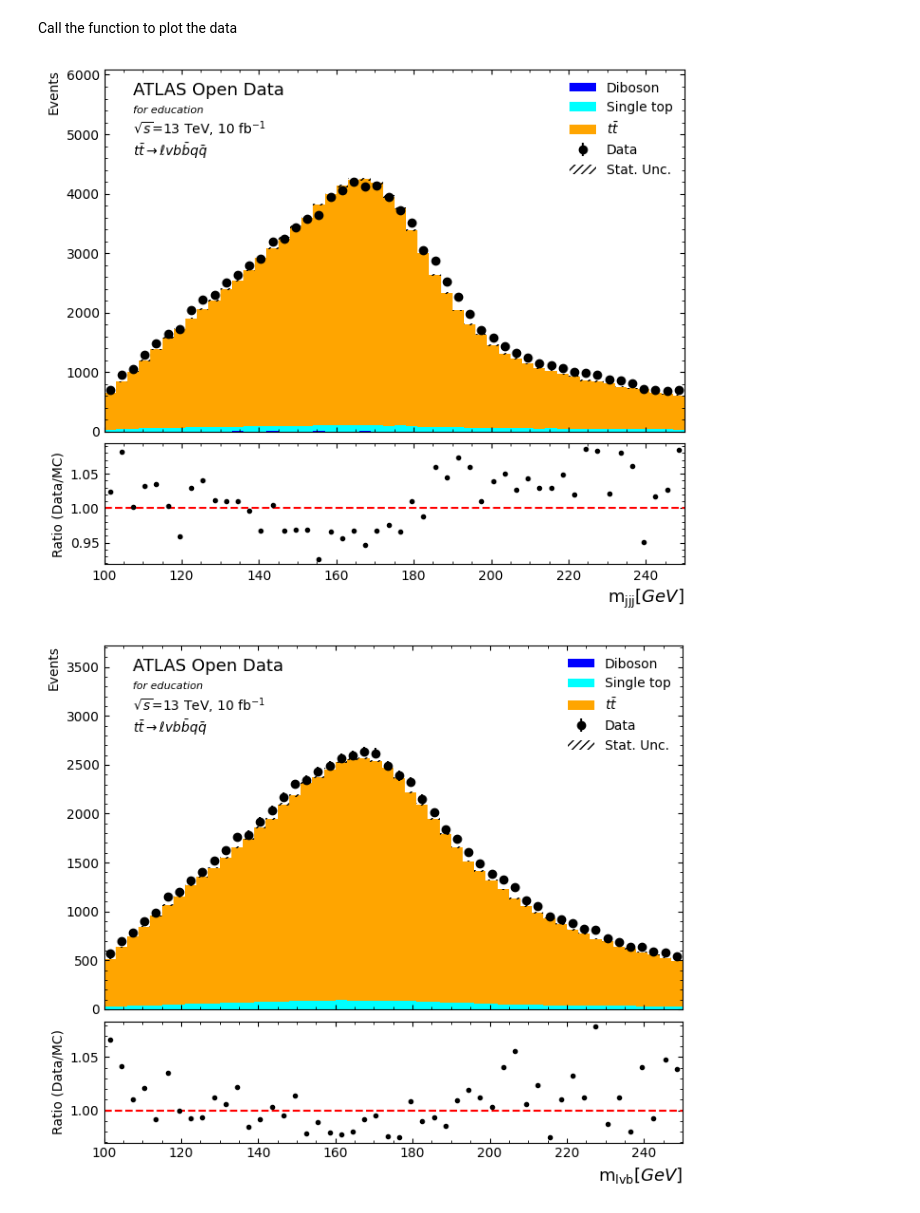
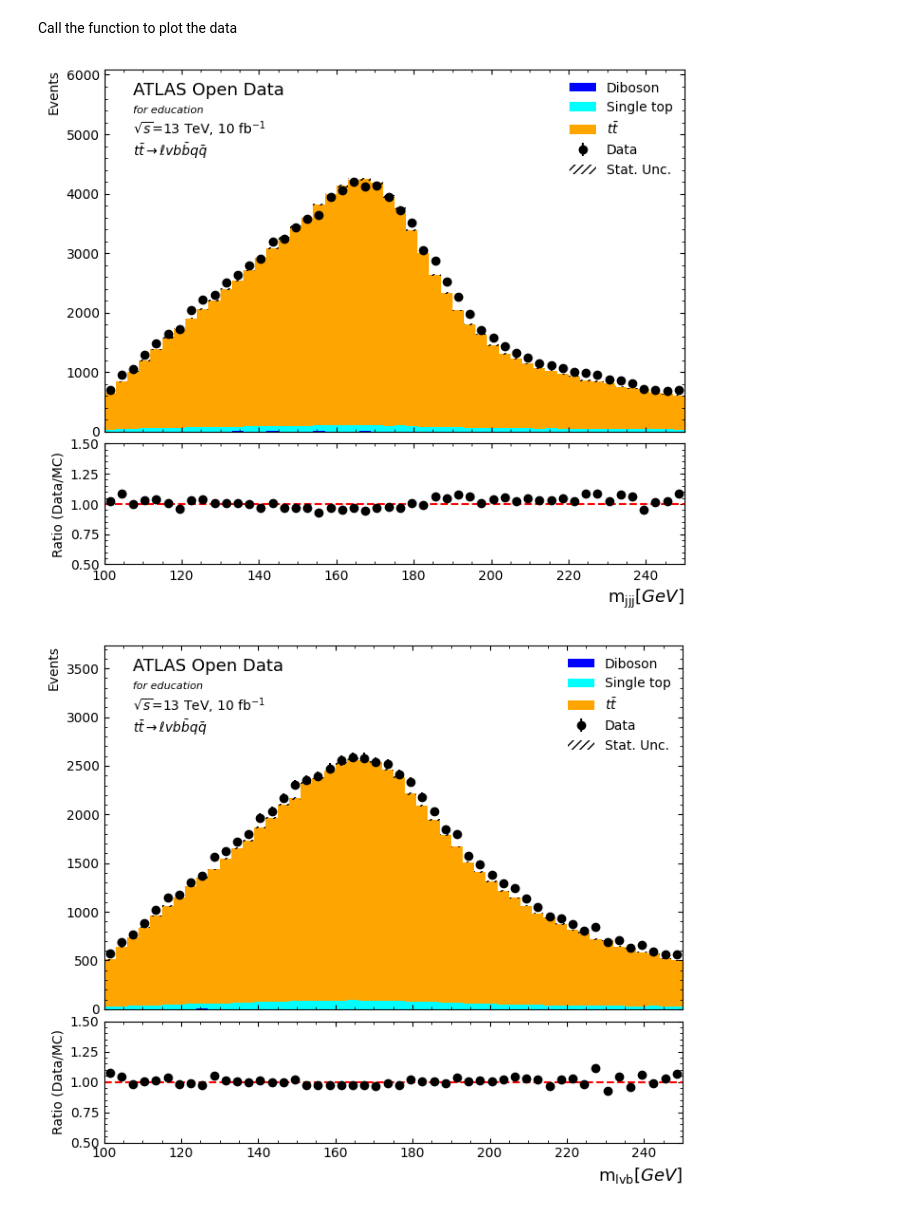
Before and after one commit to IoPapadopoulos/ttbar_analysis, a Jupyter notebook: ttbar_analysis.ipynb, the cells around one changed output. Drawn from its saved outputs; the diff is of its cells as text; code cells hidden in the pictures.

```diff
--- a/ttbar_analysis.ipynb
+++ b/ttbar_analysis.ipynb
@@ -270,9 +229,8 @@ def cut_lep_pt(lep_pt):
 # %%
 def cut_met_et(met_et):
     # Return True if missing ET is above 30 GeV and save a list of the missing ET in GeV
-    Met_pt = met_et * MeV2GeV
     Cut = met_et * MeV2GeV >= 30
-    return [Cut,Met_pt]
+    return Cut
 # %% [markdown]
 5. **W Boson Transverse Mass  ($M^{W}_{T}$) Cut:**
   * The transverse mass of the W boson, reconstructed from the lepton transverse momentum and $E^{miss}_{T}$.
@@ -280,10 +238,10 @@ def cut_met_et(met_et):
 # %%
 def cut_W_mt(lep_pt, lep_phi, met_et, met_phi):
     # Calculate W transverse mass and apply cut
-    Wmt_2 = 2 * lep_pt * met_et * (1 - np.cos(lep_phi - met_phi)) * MeV2GeV**2
-    Wmt = ak.where(Wmt_2 >= 0, np.sqrt(Wmt_2), np.NaN)
+    Wmt = 2 * lep_pt * met_et * (1 - np.cos(lep_phi - met_phi)) * MeV2GeV**2
+    Wmt = ak.where(Wmt > 0, np.sqrt(Wmt), 0)
     bool_list = Wmt >= 30
-    return [Wmt, bool_list]
+    return bool_list
 # %% [markdown]
 6. **Jet and b-Jet Multiplicity Cuts:**
   * $t\bar{t}$ events typically feature multiple jets, including those tagged as b-jets.
@@ -706,8 +591,8 @@ mtop2 = ak.flatten([main_analysis_df["mtop2"], main_analysis_df["mtop3"]])
 weights_data = ak.Array([1/2] * 2 * len(main_analysis_df))
 
 # Combine MC-related lists
-mtop2_MC = ak.flatten([mc_data_df["mtop2"], mc_data_df["mtop3"]])
-weights_MC = ak.flatten([mc_data_df["Weight"], mc_data_df["Weight"]]) / 2
+mtop2_ttbar = ak.flatten([ttbar_data_df["mtop2"], ttbar_data_df["mtop3"]])
+weights_ttbar = ak.flatten([ttbar_data_df["Weight"], ttbar_data_df["Weight"]]) / 2
 
 # Combine Single top-related lists
 mtop2_ST = ak.flatten([single_top_data_df["mtop2"], single_top_data_df["mtop3"]])
@@ -812,8 +697,9 @@ def plot_data(data, data_MC, MC_Weight, data_Di, Di_Weight, data_ST, ST_Weight,
 
     # Calculate and plot residuals
     ratio = data_x / np.sum(mc_heights[0], axis=0)
-    residual_axes.errorbar(bin_centres, ratio, fmt='k.')
+    residual_axes.errorbar(bin_centres, ratio, fmt='ko')
     residual_axes.axhline(1, color='r', linestyle='--')
+    residual_axes.set_ylim(0.5,1.5)
     residual_axes.set_xlabel(x_axis_label, fontsize=13, x=1, horizontalalignment='right')
     residual_axes.set_ylabel('Ratio (Data/MC)')
     residual_axes.xaxis.set_minor_locator(AutoMinorLocator())
@@ -829,28 +715,28 @@ def plot_data(data, data_MC, MC_Weight, data_Di, Di_Weight, data_ST, ST_Weight,
 Call the function to plot the data
 # %%
 # Plot the trijet mass distribution (m_jjj)
-plot_data(ak.Array(main_analysis_df['mtop']),        # Main data: list of trijet masses
-          ak.Array(mc_data_df['mtop']),     # Monte Carlo data for ttbar
-          ak.Array(mc_data_df['Weight']),        # Weights for Monte Carlo data
-          ak.Array(dilepton_data_df['mtop']),     # Diboson background data
-          ak.Array(dilepton_data_df['Weight']),        # Weights for Diboson data
+plot_data(ak.Array(main_analysis_df['mtop']),       # Main data: list of trijet masses
+          ak.Array(ttbar_data_df['mtop']),          # Monte Carlo data for ttbar
+          ak.Array(ttbar_data_df['Weight']),        # Weights for Monte Carlo data
+          ak.Array(dilepton_data_df['mtop']),       # Diboson background data
+          ak.Array(dilepton_data_df['Weight']),     # Weights for Diboson data
           ak.Array(single_top_data_df['mtop']),     # Single Top background data
-          ak.Array(single_top_data_df['Weight']),        # Weights for Single Top data
-          r"$\mathrm{m_{jjj}} [GeV]$",  # x-axis label: trijet mass in GeV
-          False,            # Don't use weights for the main data
-          [])               # Empty list for data weights (not used)
+          ak.Array(single_top_data_df['Weight']),   # Weights for Single Top data
+          r"$\mathrm{m_{jjj}} [GeV]$",              # x-axis label: trijet mass in GeV
+          False,                                    # Don't use weights for the main data
+          [])                                       # Empty list for data weights (not used)
 
 # Plot the lepton-neutrino-b-jet mass distribution (m_lvb)
-plot_data(mtop2,            # Main data: list of lepton-neutrino-b-jet masses
-          mtop2_MC,         # Monte Carlo data for ttbar
-          weights_MC,       # Weights for Monte Carlo data
-          mtop2_Di,         # Diboson background data
-          weights_Di,       # Weights for Diboson data
-          mtop2_ST,         # Single Top background data
-          weights_ST,       # Weights for Single Top data
+plot_data(mtop2,                        # Main data: list of lepton-neutrino-b-jet masses
+          mtop2_ttbar,                  # Monte Carlo data for ttbar
+          weights_ttbar,                # Weights for Monte Carlo data
+          mtop2_Di,                     # Diboson background data
+          weights_Di,                   # Weights for Diboson data
+          mtop2_ST,                     # Single Top background data
+          weights_ST,                   # Weights for Single Top data
           r"$\mathrm{m_{lvb}} [GeV]$",  # x-axis label: lepton-neutrino-b-jet mass in GeV
-          True,             # Use weights for the main data
-          weights_data)     # Weights for the main data
+          True,                         # Use weights for the main data
+          weights_data)                 # Weights for the main data
 # %% [output]
-[figure, old version]
+[figure, new version]
-[figure, old version]
+[figure, new version]
```
Also changed, not shown: parts of 19 cells of this notebook.
